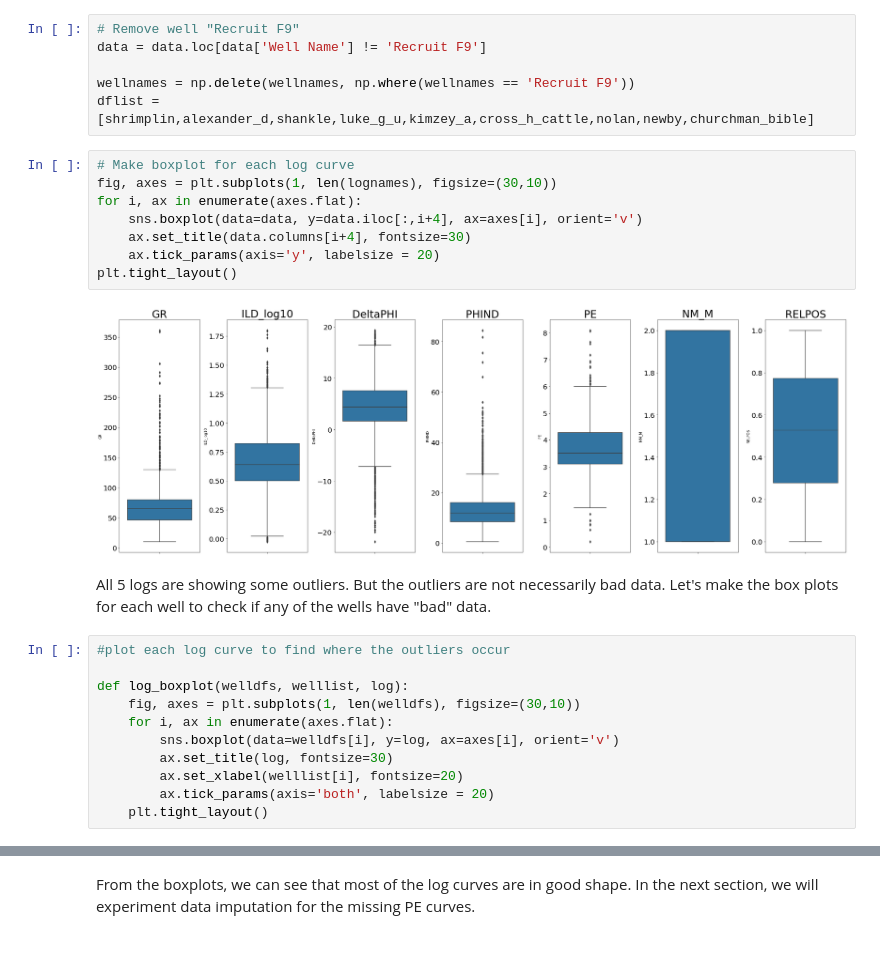
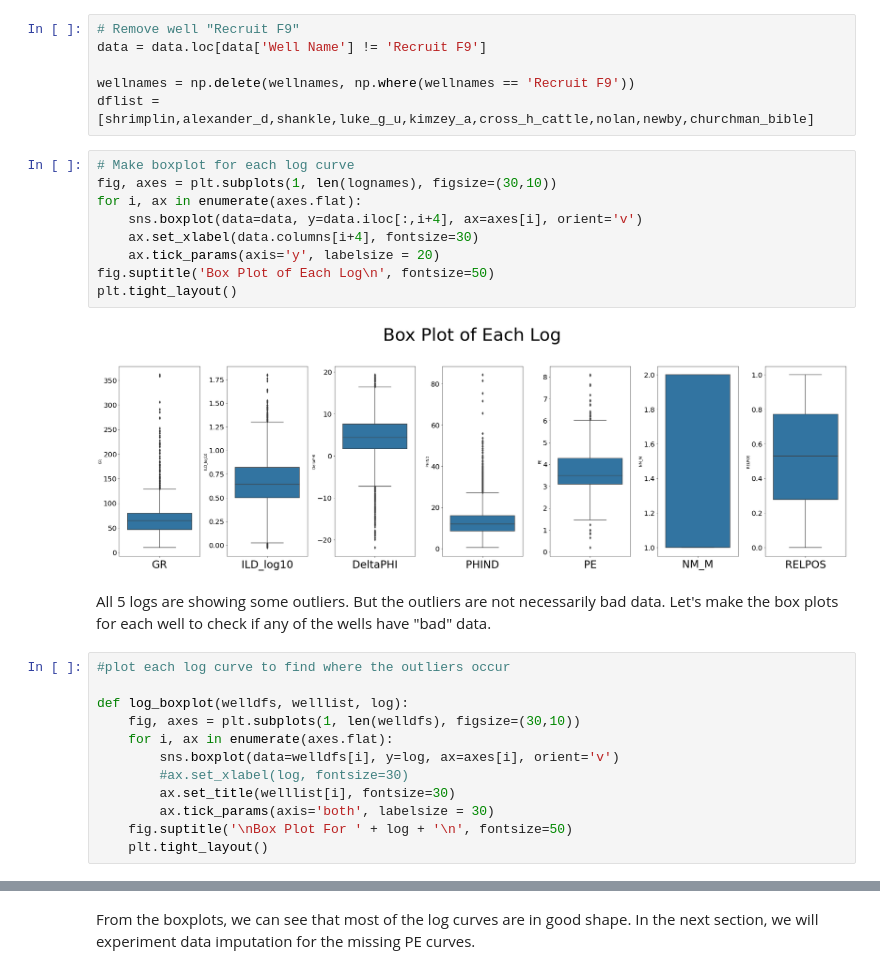
Before and after one commit to hyuanster/Capstone_Project_2_Rocks_Facies_Classification, a Jupyter notebook: Facies_prediction.ipynb, the cells around one changed output, grey strips where cells are left out. Saved outputs shown, nothing was run; the diff lists cells and outputs as text.

```diff
--- a/Facies_prediction.ipynb
+++ b/Facies_prediction.ipynb
@@ -231,13 +240,14 @@ dflist = [shrimplin,alexander_d,shankle,luke_g_u,kimzey_a,cross_h_cattle,nolan,n
 # %%
 # Make boxplot for each log curve
 fig, axes = plt.subplots(1, len(lognames), figsize=(30,10))
 for i, ax in enumerate(axes.flat):
     sns.boxplot(data=data, y=data.iloc[:,i+4], ax=axes[i], orient='v')
-    ax.set_title(data.columns[i+4], fontsize=30)
+    ax.set_xlabel(data.columns[i+4], fontsize=30)
     ax.tick_params(axis='y', labelsize = 20)
+fig.suptitle('Box Plot of Each Log\n', fontsize=50)
 plt.tight_layout()
 # %% [output]
-[figure, old version]
+[figure, new version]
 # %% [markdown]
 All 5 logs are showing some outliers. But the outliers are not necessarily bad data. Let's make the box plots for each well to check if any of the wells have "bad" data.
 # %%
@@ -247,9 +257,10 @@ def log_boxplot(welldfs, welllist, log):
     fig, axes = plt.subplots(1, len(welldfs), figsize=(30,10))
     for i, ax in enumerate(axes.flat):
         sns.boxplot(data=welldfs[i], y=log, ax=axes[i], orient='v')
-        ax.set_title(log, fontsize=30)
-        ax.set_xlabel(welllist[i], fontsize=20)
-        ax.tick_params(axis='both', labelsize = 20)
+        #ax.set_xlabel(log, fontsize=30)
+        ax.set_title(welllist[i], fontsize=30)
+        ax.tick_params(axis='both', labelsize = 30)
+    fig.suptitle('\nBox Plot For ' + log + '\n', fontsize=50)
     plt.tight_layout()
 # %%
 for log in lognames:
```
Also changed, not shown: parts of 14 cells of this notebook.
